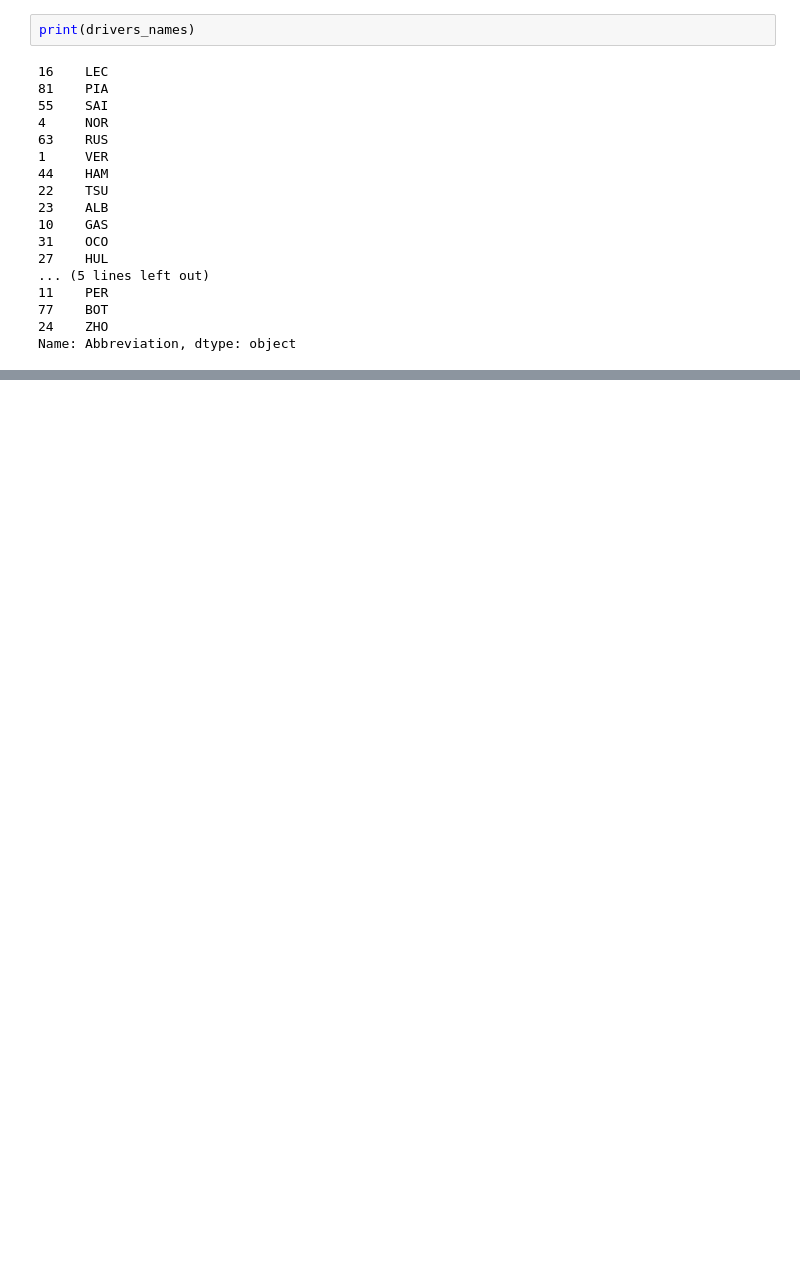
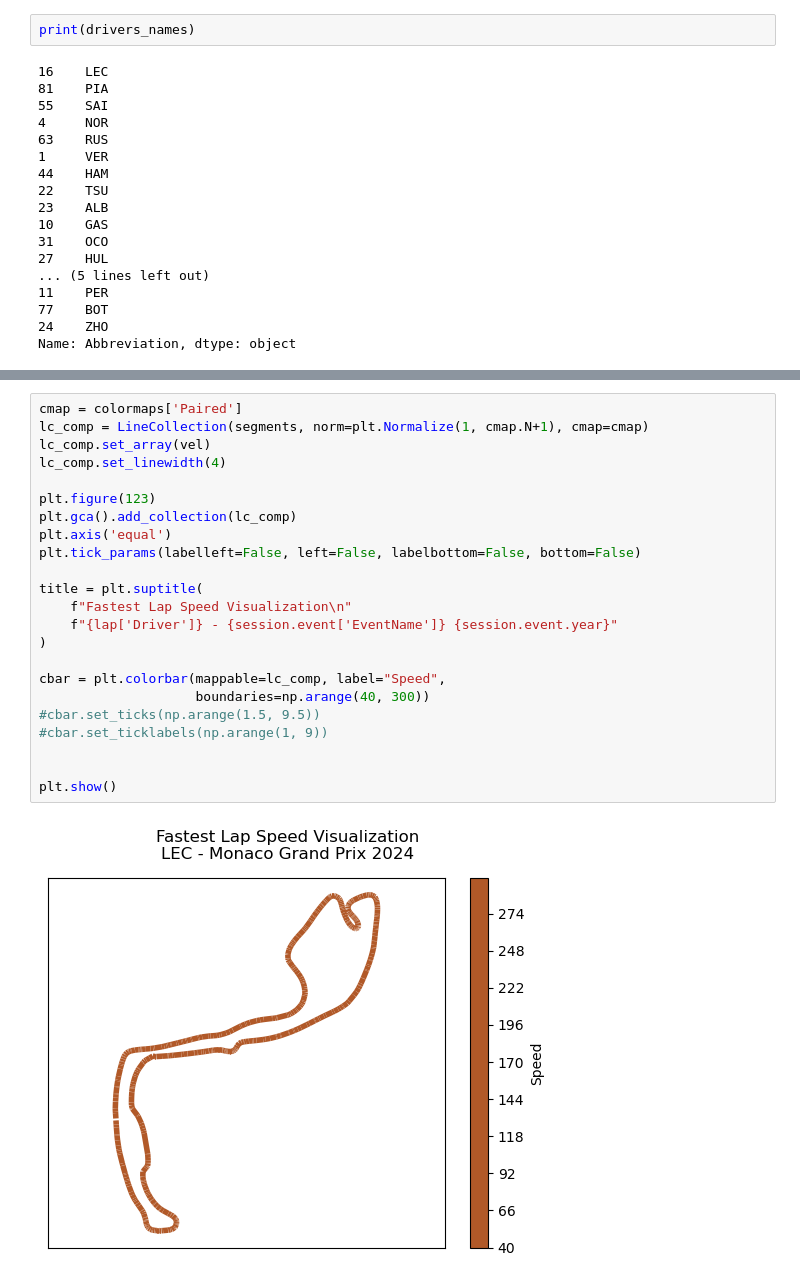
Before and after one commit to mrisaro/f1_risaro, a Jupyter notebook: 00_pruebo_library.ipynb, the cells around one changed output, grey strips where cells are left out. Saved outputs shown, nothing was run; the diff lists cells and outputs as text; blank space fills up the shorter version.

```diff
--- a/00_pruebo_library.ipynb
+++ b/00_pruebo_library.ipynb
@@ -85,0 +177,25 @@ Name: Abbreviation, dtype: object
+# %%
+cmap = colormaps['Paired']
+lc_comp = LineCollection(segments, norm=plt.Normalize(1, cmap.N+1), cmap=cmap)
+lc_comp.set_array(vel)
+lc_comp.set_linewidth(4)
+
+plt.figure(123)
+plt.gca().add_collection(lc_comp)
+plt.axis('equal')
+plt.tick_params(labelleft=False, left=False, labelbottom=False, bottom=False)
+
+title = plt.suptitle(
+    f"Fastest Lap Speed Visualization\n"
+    f"{lap['Driver']} - {session.event['EventName']} {session.event.year}"
+)
+
+cbar = plt.colorbar(mappable=lc_comp, label="Speed",
+                    boundaries=np.arange(40, 300))
+#cbar.set_ticks(np.arange(1.5, 9.5))
+#cbar.set_ticklabels(np.arange(1, 9))
+
+
+plt.show()
+# %% [output]
+[figure, added]
```
Also changed, not shown: parts of 10 cells of this notebook, 5 other files.
